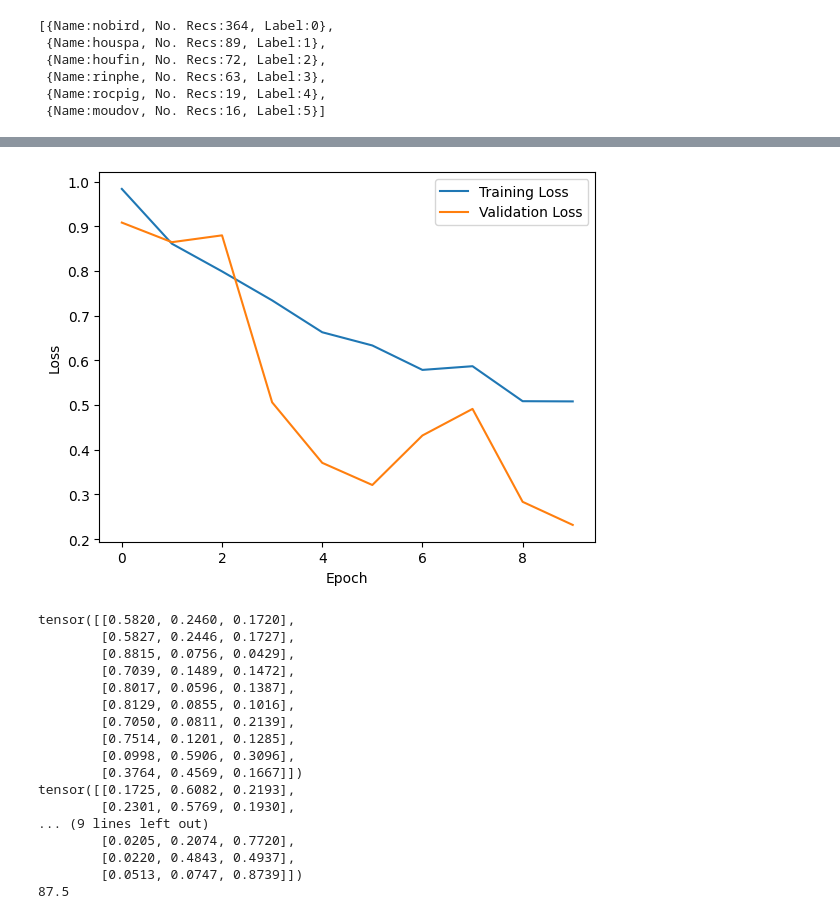
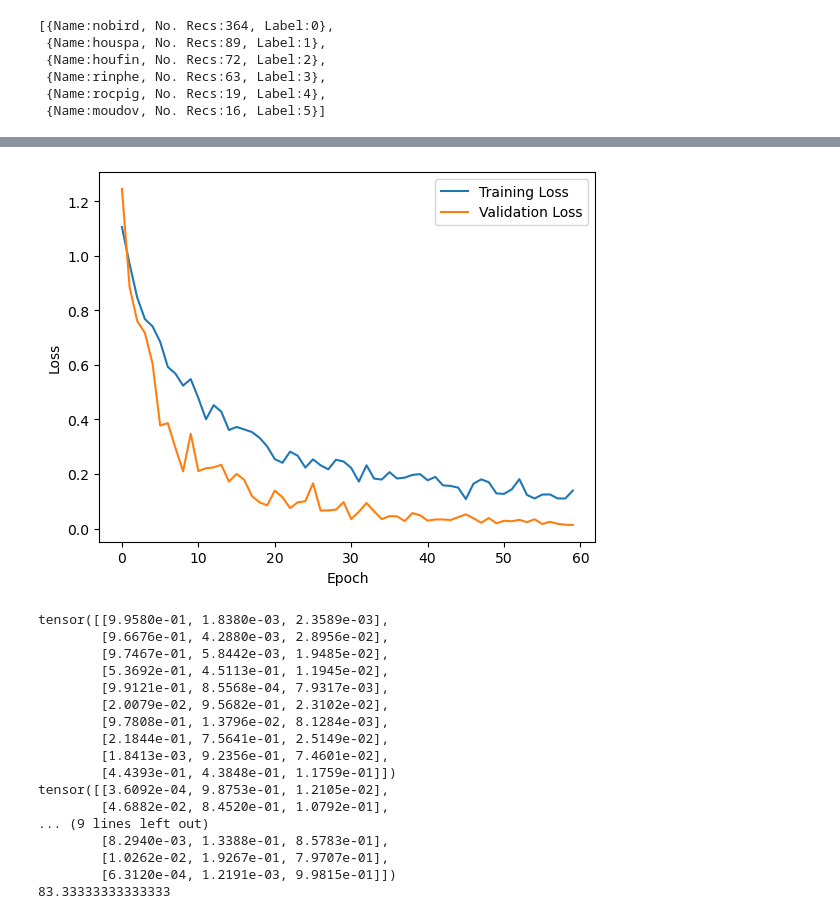
Before and after one commit to kb21032001/Bird_audio_classifier_Resnet, a Jupyter notebook: Bird_Resnet.ipynb, the cells around one changed output, grey strips where cells are left out. Drawn from its saved outputs; the diff is of its cells as text; code cells hidden in the pictures.

Commit message:
Edited in local repository to work on windows with jupyter notebook/VScode and trained modified some parameters to improve test accuracy

```diff
--- a/Bird_Resnet.ipynb
+++ b/Bird_Resnet.ipynb
@@ -37,7 +35,7 @@ torch.manual_seed(1)
 # %% [output]
 <torch._C.Generator at 0x...>
 # %%
-dataset_path = "/content/drive/MyDrive/birdclef-2022/train_audio"
+dataset_path = "C:\\Users\\KB\\Documents\\ECE496_capstone\\venv\\Scripts\\birdclef-2022\\train_audio"
 class Species:
     def __init__(self, name, recordings):
         self.name = name
@@ -116,7 +114,7 @@ def preprocess_one_audio(path, target_duration=2, target_sr=16000):
     normalize_amp = normalize(x_denoise, dim=0)
     return normalize_amp, target_sr
 # %%
-csv = "/content/drive/MyDrive/birdclef-2022/train_metadata.csv"
+csv = "C:\\Users\\KB\\Documents\\ECE496_capstone\\venv\\Scripts\\birdclef-2022\\train_metadata.csv"
 train_df = pd.read_csv(csv)
 train_df = train_df.query("rating>=5")
 known = ["houspa", "rinphe", "houfin", "moudov", "rocpig"]
@@ -367,10 +364,10 @@ Number of features from pre-trained model 512
 # %%
-model = Classifier(n_classes=3)
-optimizer = optim.Adam(model.parameters(), lr=0.001)
-criterion = nn.CrossEntropyLoss(label_smoothing=0.1)
+# model = Classifier(n_classes=3)
+# optimizer = optim.Adam(model.parameters(), lr=0.001)
+# criterion = nn.CrossEntropyLoss(label_smoothing=0.1)
 # %%
 # train the network with low epochs
-n_epoch = 10
+n_epoch = 60
 train_losses = []
 val_losses = []
 for epoch in range(n_epoch):
@@ -401,7 +398,7 @@ for epoch in range(n_epoch):
     average_val_loss = validation_loss / len(val_loader)
     val_losses.append(average_val_loss)
 
-    print(f"Epoch {epoch + 1}, Training Loss: {average_train_loss:.4f}")
+    print(f"Epoch {epoch + 1}, Training Loss: {average_train_loss:.4f}, Validation Loss: {average_val_loss:.4f}")
     torch.save(model, "firstModel.pth")
 
 plt.figure()
@@ -425,4 +429,4 @@ Epoch 10, Training Loss: 0.5082
-[figure, old version]
+[figure, new version]
 # %%
 #test accuracy
 accuracy = 0.0
@@ -442,20 +446,20 @@ with torch.no_grad():
 accuracy = (100 * accuracy/total)
 print(accuracy)
 # %% [output]
-tensor([[0.5820, 0.2460, 0.1720],
-        [0.5827, 0.2446, 0.1727],
-        [0.8815, 0.0756, 0.0429],
-        [0.7039, 0.1489, 0.1472],
-        [0.8017, 0.0596, 0.1387],
-        [0.8129, 0.0855, 0.1016],
-        [0.7050, 0.0811, 0.2139],
-        [0.7514, 0.1201, 0.1285],
-        [0.0998, 0.5906, 0.3096],
-        [0.3764, 0.4569, 0.1667]])
-tensor([[0.1725, 0.6082, 0.2193],
-        [0.2301, 0.5769, 0.1930],
+tensor([[9.9580e-01, 1.8380e-03, 2.3589e-03],
+        [9.6676e-01, 4.2880e-03, 2.8956e-02],
+        [9.7467e-01, 5.8442e-03, 1.9485e-02],
+        [5.3692e-01, 4.5113e-01, 1.1945e-02],
+        [9.9121e-01, 8.5568e-04, 7.9317e-03],
+        [2.0079e-02, 9.5682e-01, 2.3102e-02],
+        [9.7808e-01, 1.3796e-02, 8.1284e-03],
+        [2.1844e-01, 7.5641e-01, 2.5149e-02],
+        [1.8413e-03, 9.2356e-01, 7.4601e-02],
+        [4.4393e-01, 4.3848e-01, 1.1759e-01]])
+tensor([[3.6092e-04, 9.8753e-01, 1.2105e-02],
+        [4.6882e-02, 8.4520e-01, 1.0792e-01],
 ... (9 lines left out)
-        [0.0205, 0.2074, 0.7720],
-        [0.0220, 0.4843, 0.4937],
-        [0.0513, 0.0747, 0.8739]])
-87.5
+        [8.2940e-03, 1.3388e-01, 8.5783e-01],
+        [1.0262e-02, 1.9267e-01, 7.9707e-01],
+        [6.3120e-04, 1.2191e-03, 9.9815e-01]])
+83.33333333333333
```
Also changed, not shown: parts of 6 cells of this notebook.
